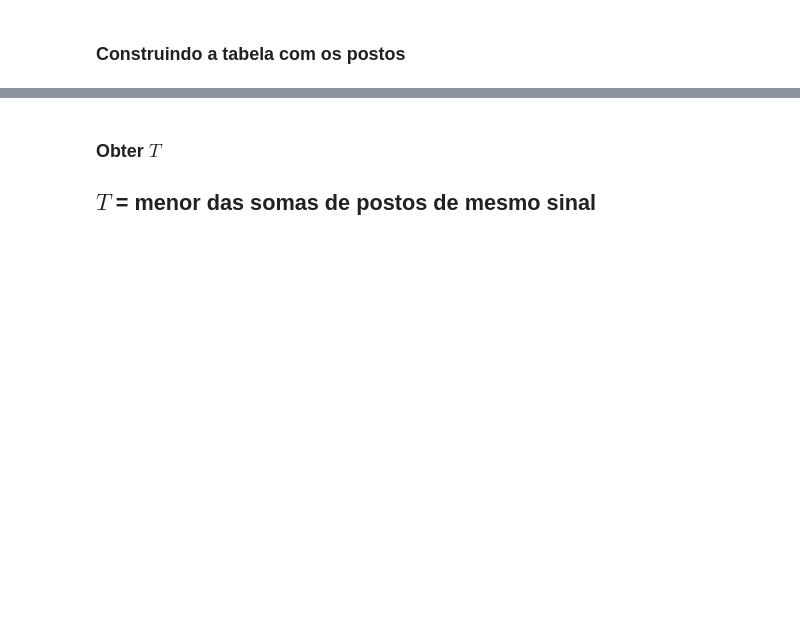
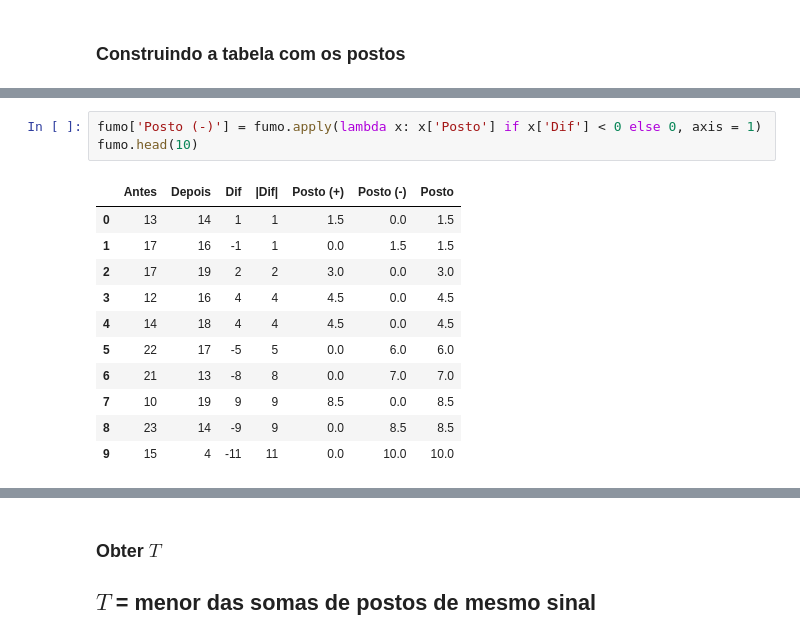
Before and after one commit to alexaugusto23/python_developer, a Jupyter notebook: Estatisticas com Python parte 3/Curso_de_Estatística_Parte_3.ipynb, the cells around one changed output, grey strips where cells are left out. Saved outputs shown, nothing was run; the diff lists cells and outputs as text; blank space fills up the shorter version.

```diff
--- a/Estatisticas com Python parte 3/Curso_de_Estatística_Parte_3.ipynb
+++ b/Estatisticas com Python parte 3/Curso_de_Estatística_Parte_3.ipynb
@@ -1158,0 +1293,15 @@ Onde
+# %%
+fumo['Posto (-)'] = fumo.apply(lambda x: x['Posto'] if x['Dif'] < 0 else 0, axis = 1)
+fumo.head(10)
+# %% [output]
+|  | Antes | Depois | Dif | |Dif| | Posto (+) | Posto (-) | Posto |
+| 0 | 13 | 14 | 1 | 1 | 1.5 | 0.0 | 1.5 |
+| 1 | 17 | 16 | -1 | 1 | 0.0 | 1.5 | 1.5 |
+| 2 | 17 | 19 | 2 | 2 | 3.0 | 0.0 | 3.0 |
+| 3 | 12 | 16 | 4 | 4 | 4.5 | 0.0 | 4.5 |
+| 4 | 14 | 18 | 4 | 4 | 4.5 | 0.0 | 4.5 |
+| 5 | 22 | 17 | -5 | 5 | 0.0 | 6.0 | 6.0 |
+| 6 | 21 | 13 | -8 | 8 | 0.0 | 7.0 | 7.0 |
+| 7 | 10 | 19 | 9 | 9 | 8.5 | 0.0 | 8.5 |
+| 8 | 23 | 14 | -9 | 9 | 0.0 | 8.5 | 8.5 |
+| 9 | 15 | 4 | -11 | 11 | 0.0 | 10.0 | 10.0 |
```
Also changed, not shown: parts of 27 cells of this notebook, 1 other file.
